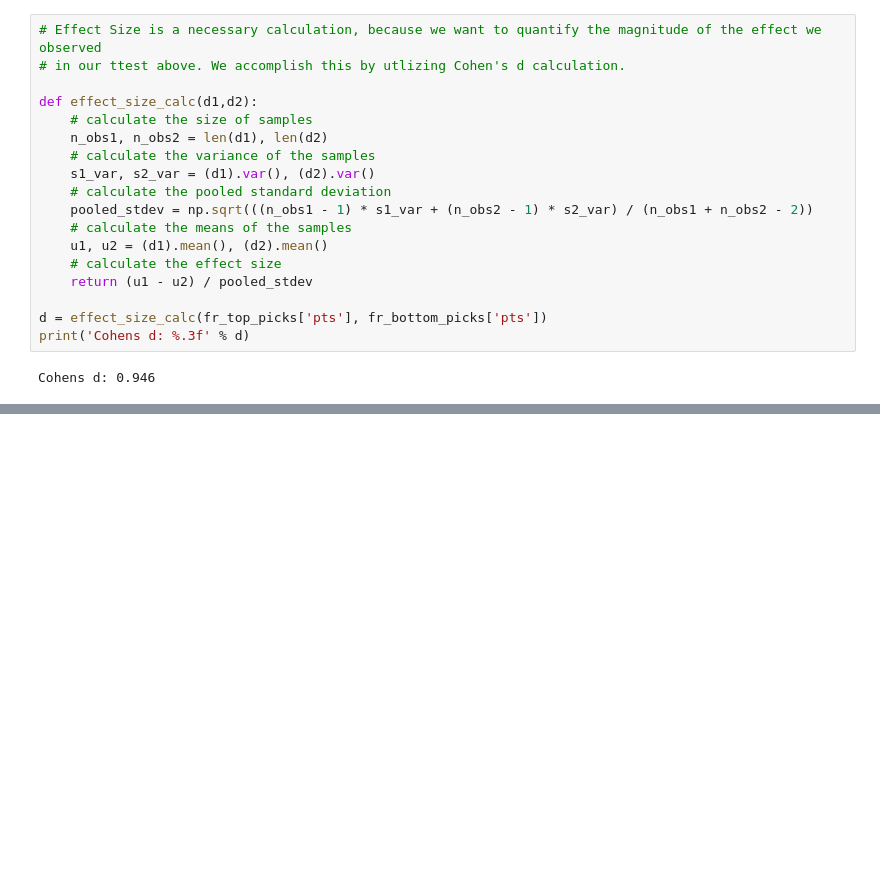
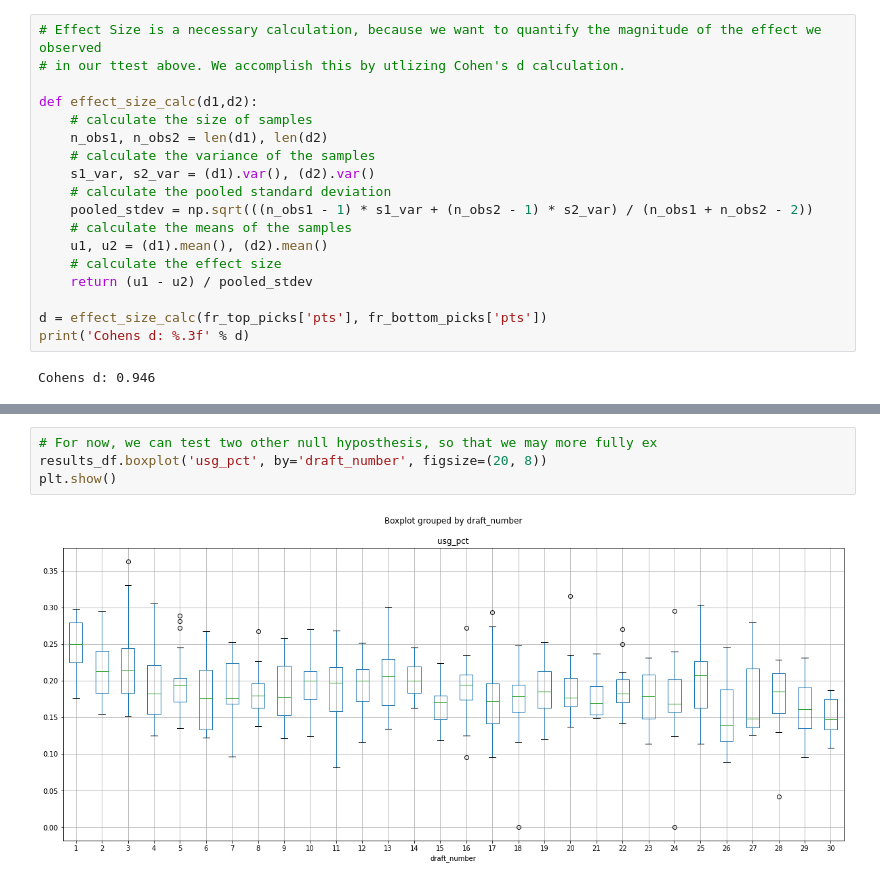
Before and after one commit to AngelCobos1/Capstone_1, a Jupyter notebook: NBA_Draft_Picks.ipynb, the cells around one changed output, grey strips where cells are left out. Drawn from its saved outputs; the diff is of its cells as text; blank space fills up the shorter version.

```diff
--- a/NBA_Draft_Picks.ipynb
+++ b/NBA_Draft_Picks.ipynb
@@ -220,0 +262,6 @@ plt.show()
+# %%
+# For now, we can test two other null hyposthesis, so that we may more fully ex
+results_df.boxplot('usg_pct', by='draft_number', figsize=(20, 8))
+plt.show()
+# %% [output]
+[figure, added]
```
Also changed, not shown: parts of 31 cells of this notebook.
